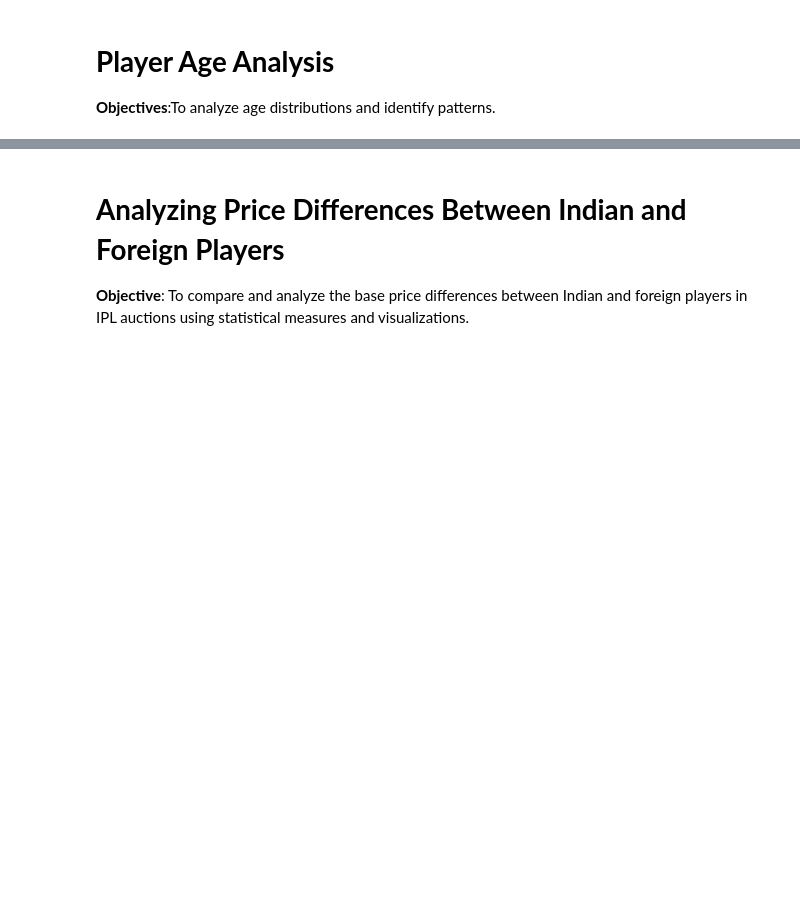
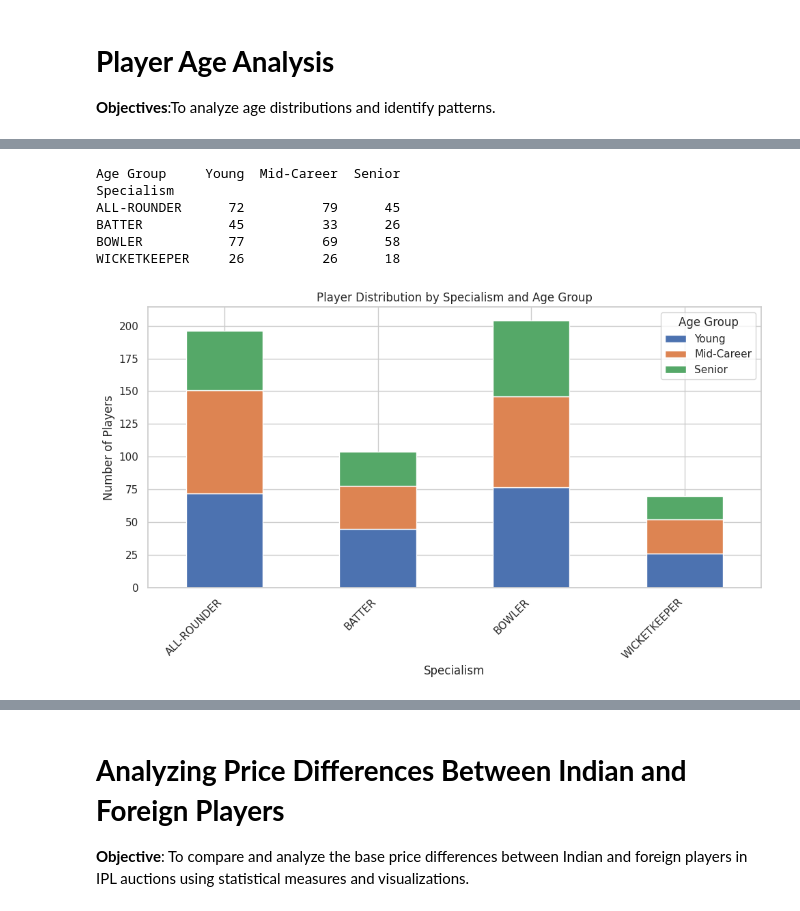
Before and after one commit to SedhuRSK/Analysis, a Jupyter notebook: Analysis_of_TATA_IPL_2025_Auction.ipynb, the cells around one changed output, grey strips where cells are left out. Drawn from its saved outputs; the diff is of its cells as text; code cells hidden in the pictures; blank space fills up the shorter version.

```diff
--- a/Analysis_of_TATA_IPL_2025_Auction.ipynb
+++ b/Analysis_of_TATA_IPL_2025_Auction.ipynb
@@ -108,0 +169,30 @@ plt.show()
+# %%
+import pandas as pd
+
+specialism_age_counts = data.groupby(['Specialism', 'Age Group'])['Age Group'].count().unstack(fill_value=0)
+
+print(specialism_age_counts)
+# %% [output]
+Age Group     Young  Mid-Career  Senior
+Specialism
+ALL-ROUNDER      72          79      45
+BATTER           45          33      26
+BOWLER           77          69      58
+WICKETKEEPER     26          26      18
+# %%
+import pandas as pd
+import matplotlib.pyplot as plt
+import seaborn as sns
+specialism_age_counts = data.groupby(['Specialism', 'Age Group'])['Age Group'].count().unstack(fill_value=0)
+
+# Create the plot
+specialism_age_counts.plot(kind='bar', stacked=True, figsize=(10, 6))
+plt.title('Player Distribution by Specialism and Age Group')
+plt.xlabel('Specialism')
+plt.ylabel('Number of Players')
+plt.xticks(rotation=45, ha='right')
+plt.legend(title='Age Group')
+plt.tight_layout()
+plt.show()
+# %% [output]
+[figure, added]
```
Also changed, not shown: parts of 12 cells of this notebook.
